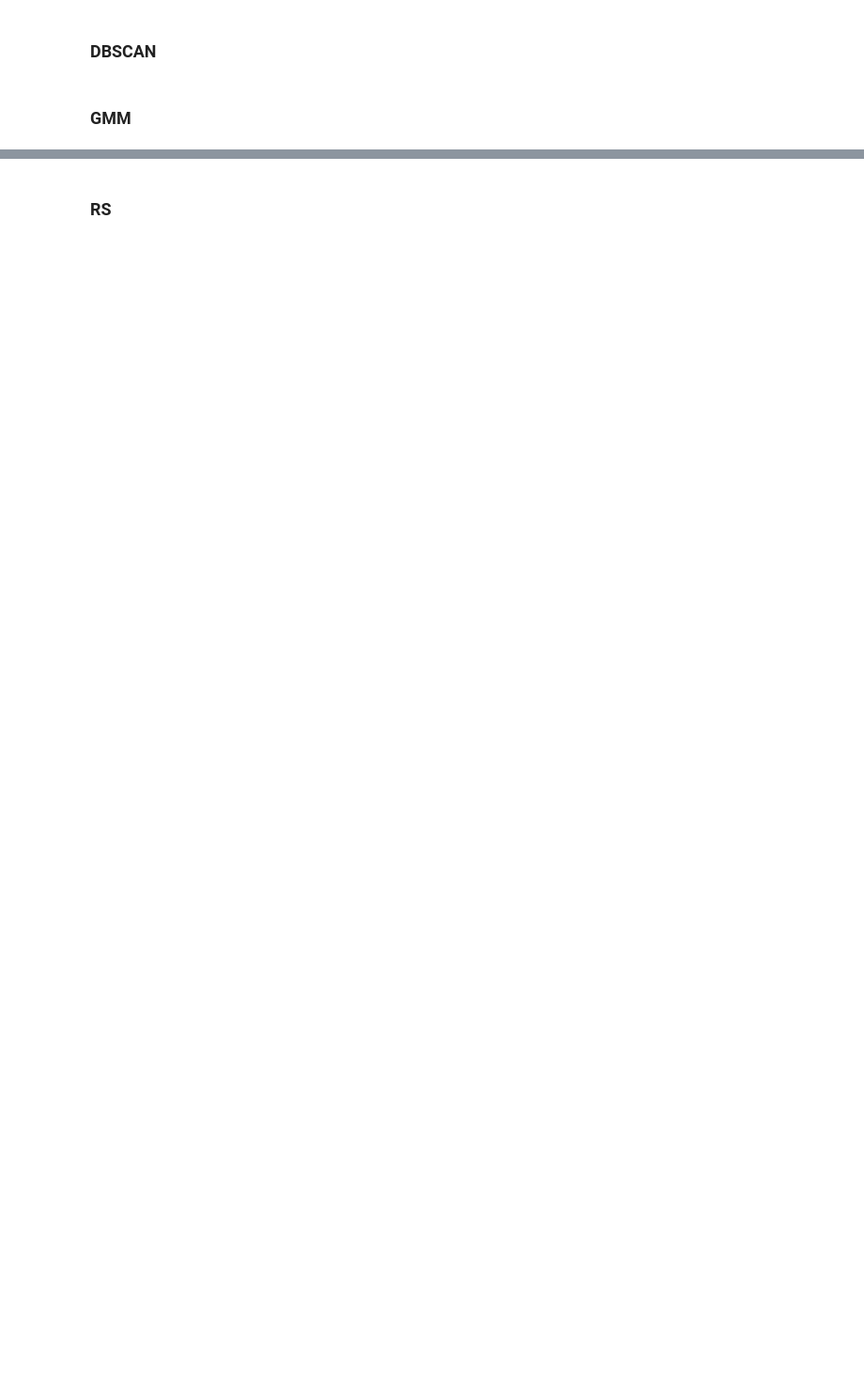
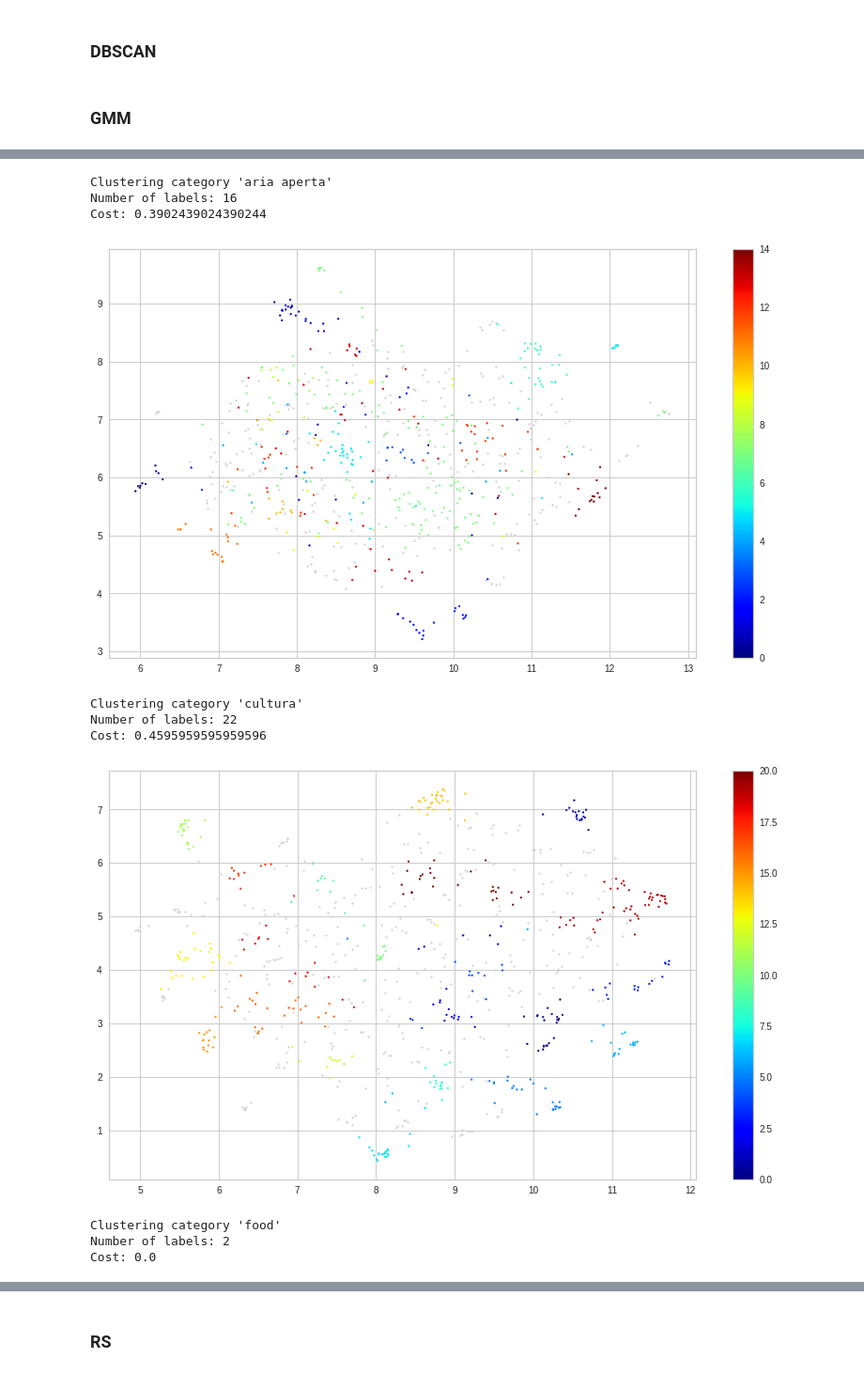
Before and after one commit to GianRomani/Notes, a Jupyter notebook: RecSys.ipynb, the cells around one changed output, grey strips where cells are left out. Shown at 94% size. Saved outputs shown, nothing was run; the diff lists cells and outputs as text; code cells hidden in the pictures; blank space fills up the shorter version.

Commit message:
UMAP+HDBSCAN and simple hybrid recommender

```diff
--- a/RecSys.ipynb
+++ b/RecSys.ipynb
@@ -619,0 +781,41 @@ GMM_categories(X, categories, embeddings, plot=True)
+# %%
+#IT DOESN NOT WORK WITH TRANSFORMER'S EMBEDDINGS
+def compute_hdbscan_dict(embeddings, categories):
+  hdbscan_clusters = dict()
+  for c in categories:
+    print("Clustering category '{}'".format(c))
+    try:
+      # embeddings_cpu = torch.Tensor(len(embeddings[c]), 768)
+      # embeddings_cpu = torch.cat(embeddings[c], dim=0)
+      # embeddings_cpu = b.cpu()
+      hdbscan_clusters[c] = generate_clusters(embeddings[c],
+                                              n_neighbors = 15,
+                                              n_components = 5,
+                                              min_cluster_size = 10,
+                                              random_state=42)
+      labels_def, cost_def = score_clusters(hdbscan_clusters[c])
+      print("Number of labels: {}".format(labels_def))
+      print("Cost: {}".format(cost_def))
+      plot_clusters(embeddings[c],
+                    hdbscan_clusters[c],
+                    n_neighbors = 15,
+                    min_dist = 0.1)
+    except Exception as e:
+      print("---> Cannot cluster category '{}' because of error:\n{}".format(c, e))
+      #continue
+    print()
+  return hdbscan_clusters
+# %%
+hdbscan_dict = compute_hdbscan_dict(tfidf_dict, categories)
+# %% [output]
+Clustering category 'aria aperta'
+Number of labels: 16
+Cost: 0.3902439024390244
+[figure, added]
+Clustering category 'cultura'
+Number of labels: 22
+Cost: 0.4595959595959596
+[figure, added]
+Clustering category 'food'
+Number of labels: 2
+Cost: 0.0
```
Also changed, not shown: parts of 64 cells of this notebook, 6 other files.
